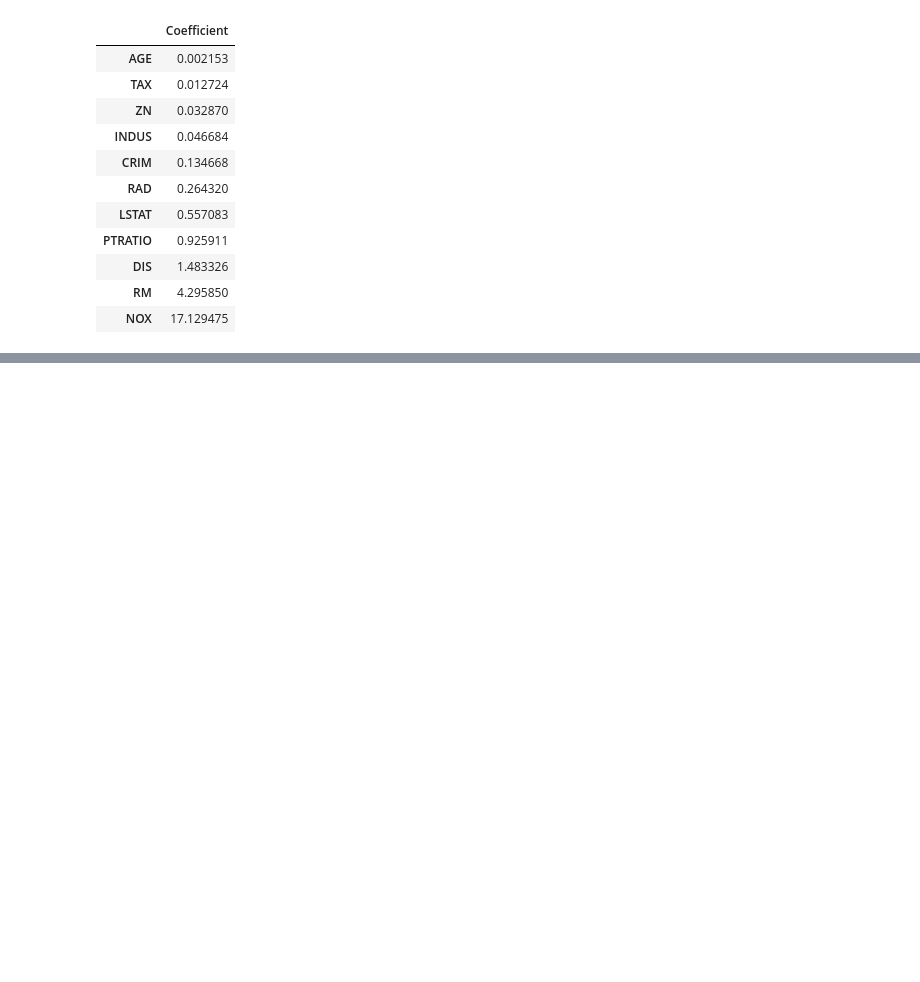
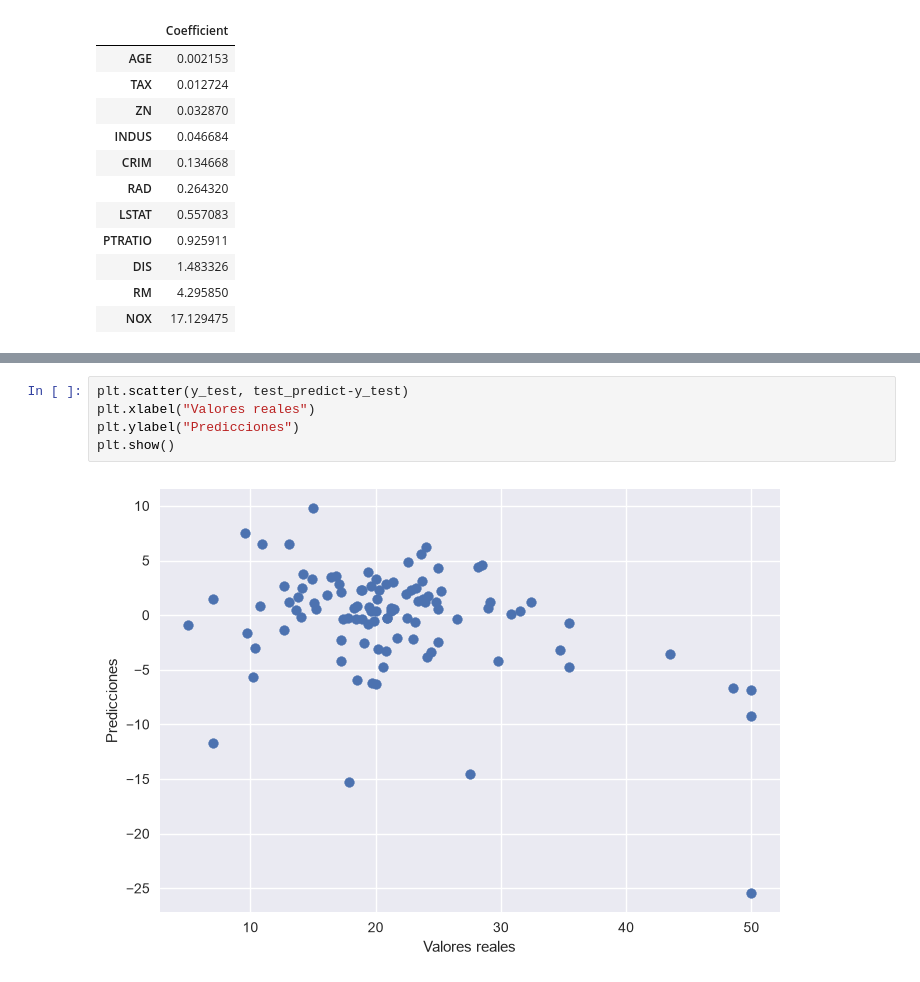
Before and after one commit to PaulitaLull/DATA_SCIENCE_PAULALULL, a Jupyter notebook: 04_Machine_Learning/02_ML_Supervisado/01_Regresion_Lineal/ejercicios/P01_Practica_Regresion_Lineal.ipynb, the cells around one changed output, grey strips where cells are left out. Cells and saved outputs as stored; diff of their text form; blank space fills up the shorter version.

```diff
--- a/04_Machine_Learning/02_ML_Supervisado/01_Regresion_Lineal/ejercicios/P01_Practica_Regresion_Lineal.ipynb
+++ b/04_Machine_Learning/02_ML_Supervisado/01_Regresion_Lineal/ejercicios/P01_Practica_Regresion_Lineal.ipynb
@@ -215,0 +285,7 @@ abs(coef_df).sort_values("Coefficient")
+# %%
+plt.scatter(y_test, test_predict-y_test)
+plt.xlabel("Valores reales")
+plt.ylabel("Predicciones")
+plt.show()
+# %% [output]
+[figure, added]
```
Also changed, not shown: parts of 8 cells of this notebook, 29 other files.
